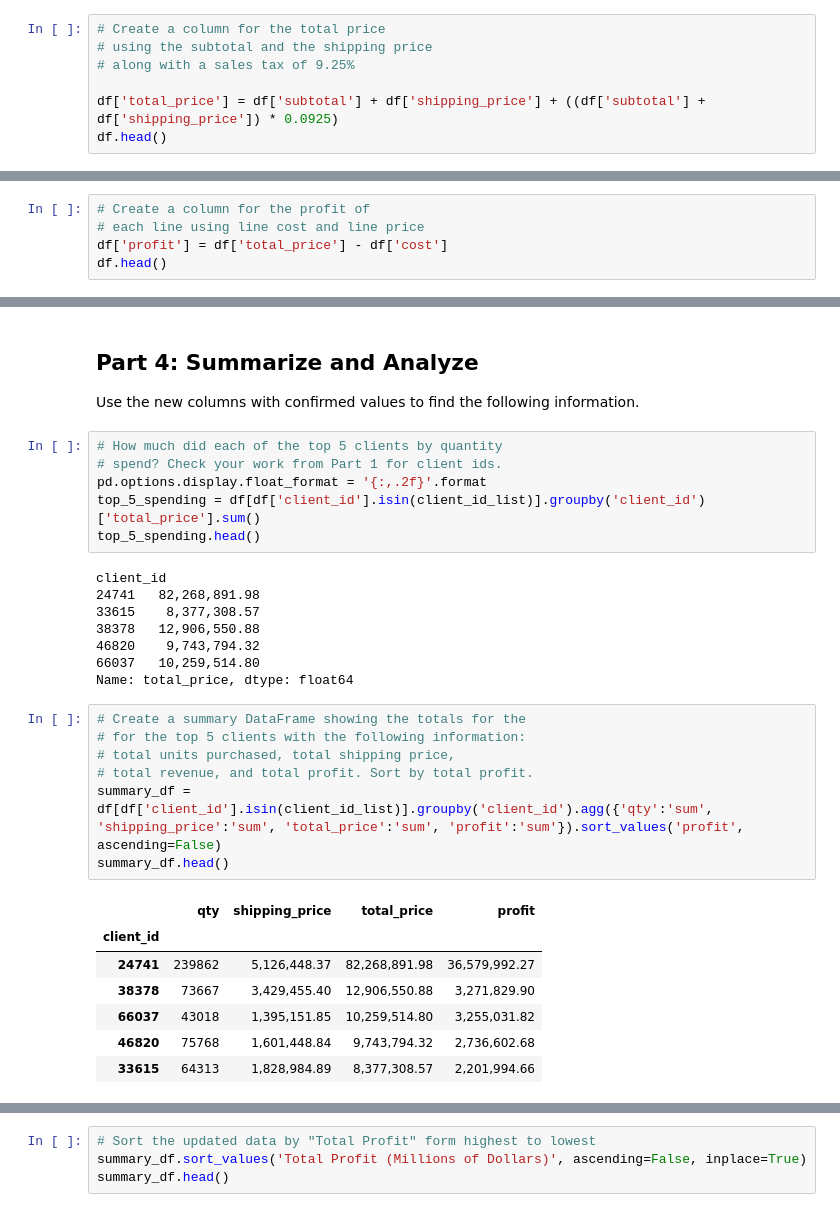
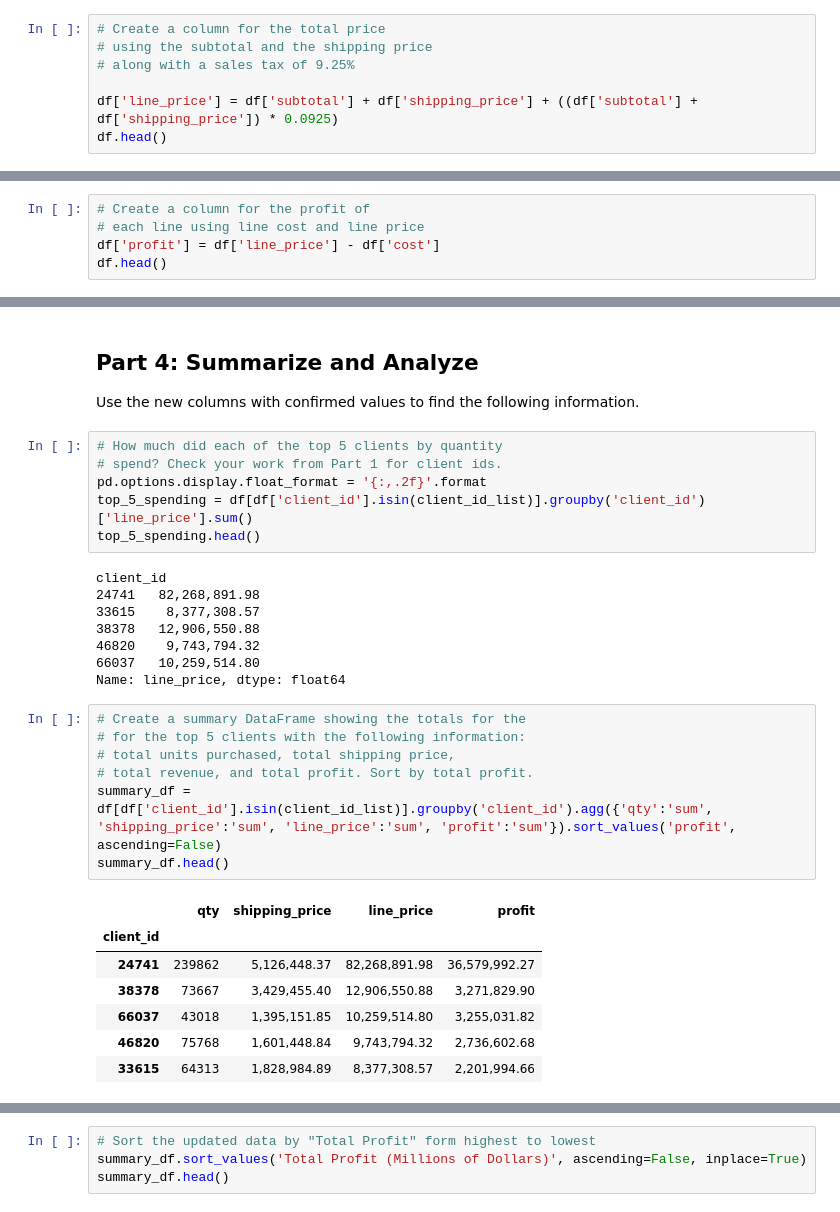
Before and after one commit to knohavec/pandas-challenge-1, a Jupyter notebook: module_4_challenge.ipynb, the cells around one changed output, grey strips where cells are left out. Cells and saved outputs as stored; diff of their text form.

Commit message:
summary

```diff
--- a/module_4_challenge.ipynb
+++ b/module_4_challenge.ipynb
@@ -134,7 +130,7 @@ df.head(10)
 # using the subtotal and the shipping price
 # along with a sales tax of 9.25%
 
-df['total_price'] = df['subtotal'] + df['shipping_price'] + ((df['subtotal'] + df['shipping_price']) * 0.0925)
+df['line_price'] = df['subtotal'] + df['shipping_price'] + ((df['subtotal'] + df['shipping_price']) * 0.0925)
 df.head()
 # %% [output]
 |  | first | last | job | phone | email | client_id | order_id | order_date | order_week | order_year | ... |
@@ -163,7 +159,7 @@ df.head()
 # %%
 # Create a column for the profit of
 # each line using line cost and line price
-df['profit'] = df['total_price'] - df['cost']
+df['profit'] = df['line_price'] - df['cost']
 df.head()
 # %% [output]
 |  | first | last | job | phone | email | client_id | order_id | order_date | order_week | order_year | ... |
@@ -204,7 +200,7 @@ Use the new columns with confirmed values to find the following information.
 # How much did each of the top 5 clients by quantity
 # spend? Check your work from Part 1 for client ids.
 pd.options.display.float_format = '{:,.2f}'.format
-top_5_spending = df[df['client_id'].isin(client_id_list)].groupby('client_id')['total_price'].sum()
+top_5_spending = df[df['client_id'].isin(client_id_list)].groupby('client_id')['line_price'].sum()
 top_5_spending.head()
 # %% [output]
 client_id
@@ -213,16 +209,16 @@ client_id
 38378   12,906,550.88
 46820    9,743,794.32
 66037   10,259,514.80
-Name: total_price, dtype: float64
+Name: line_price, dtype: float64
 # %%
 # Create a summary DataFrame showing the totals for the
 # for the top 5 clients with the following information:
 # total units purchased, total shipping price,
 # total revenue, and total profit. Sort by total profit.
-summary_df = df[df['client_id'].isin(client_id_list)].groupby('client_id').agg({'qty':'sum', 'shipping_price':'sum', 'total_price':'sum', 'profit':'sum'}).sort_values('profit', ascending=False)
+summary_df = df[df['client_id'].isin(client_id_list)].groupby('client_id').agg({'qty':'sum', 'shipping_price':'sum', 'line_price':'sum', 'profit':'sum'}).sort_values('profit', ascending=False)
 summary_df.head()
 # %% [output]
-|  | qty | shipping_price | total_price | profit |
+|  | qty | shipping_price | line_price | profit |
 | client_id |  |  |  |  |
 | 24741 | 239862 | 5,126,448.37 | 82,268,891.98 | 36,579,992.27 |
 | 38378 | 73667 | 3,429,455.40 | 12,906,550.88 | 3,271,829.90 |
```
Also changed, not shown: parts of 4 cells of this notebook.
